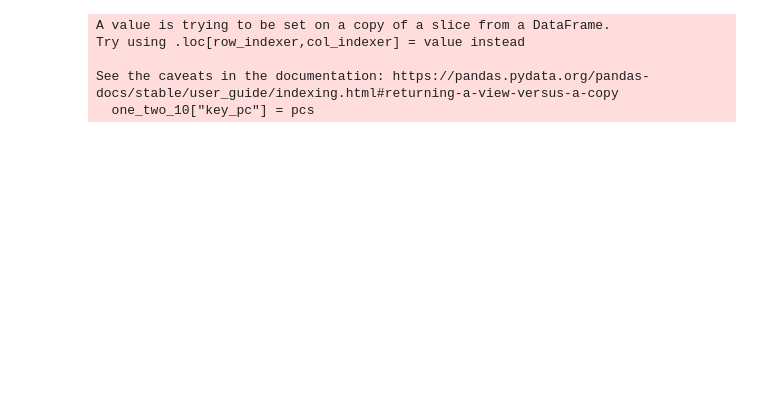
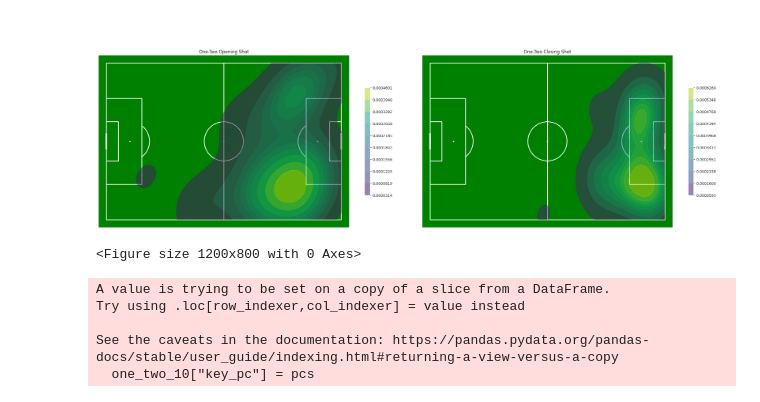
Before and after one commit to maia-trower/one_two_WSL, a Jupyter notebook: player_ranking.ipynb, the cells around one changed output. Cells and saved outputs as stored; diff of their text form; code cells hidden in the pictures; blank space fills up the shorter version.

```diff
--- a/player_ranking.ipynb
+++ b/player_ranking.ipynb
@@ -70,4 +109,13 @@ plot_one_two_heatmaps(data=BM_data, competition="WSL", season="2021", team="BM")
 <Figure size 1200x800 with 0 Axes>
+# %%
+# plot heatmap for fran kirby
+
+FK_data = get_player_one_twos("Francesca Kirby", one_twos_aggregated)
+
+plot_one_two_heatmaps(data=FK_data, competition="WSL", season="2021", team="FK")
+# %% [output]
+[figure, added]
+<Figure size 1200x800 with 0 Axes>
 # %%
 top_10 = list(set([player for player in open_10.player] + [player for player in close_10.player]))
 
```
Also changed, not shown: parts of 16 cells of this notebook.
